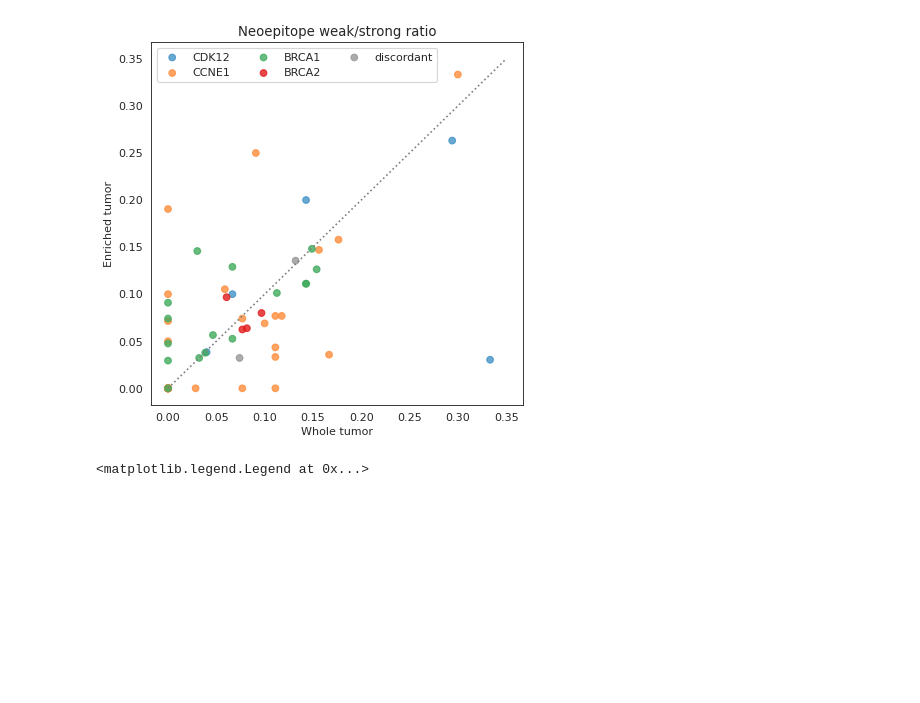
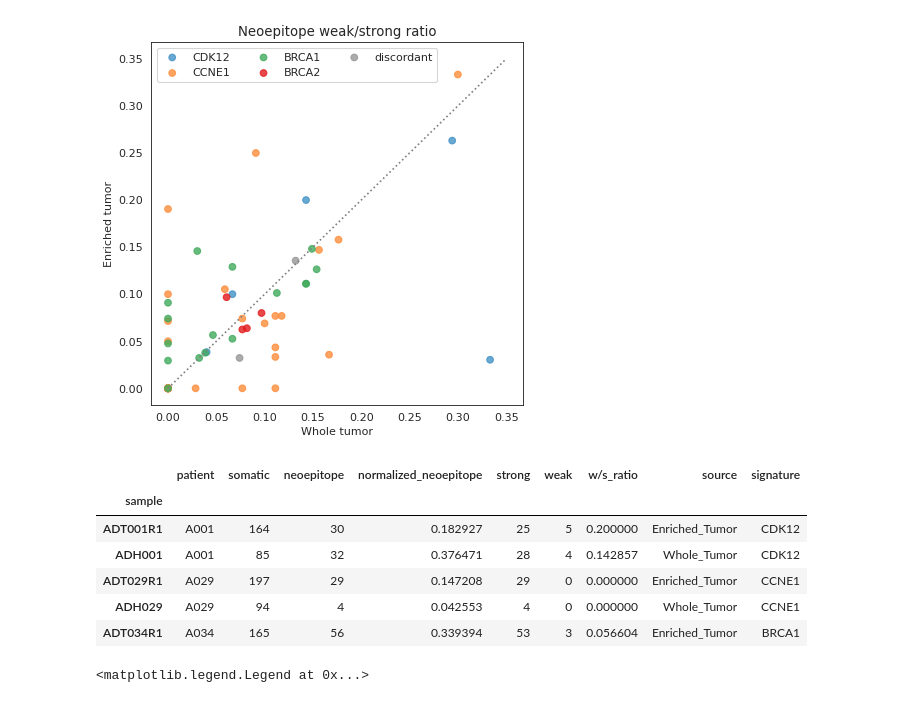
Before and after one commit to soymintc/pvacseq, a Jupyter notebook: plot_counts.ipynb, the cells around one changed output. Saved outputs shown, nothing was run; the diff lists cells and outputs as text; code cells hidden in the pictures; blank space fills up the shorter version.

```diff
--- a/plot_counts.ipynb
+++ b/plot_counts.ipynb
@@ -576,6 +623,16 @@ plt.ylabel("Enriched tumor")
 # %% [output]
 Text(0, 0.5, 'Enriched tumor')
 [figure]
+# %%
+counts.head()
+# %% [output]
+|  | patient | somatic | neoepitope | normalized_neoepitope | strong | weak | w/s_ratio | source | signature |
+| sample |  |  |  |  |  |  |  |  |  |
+| ADT001R1 | A001 | 164 | 30 | 0.182927 | 25 | 5 | 0.200000 | Enriched_Tumor | CDK12 |
+| ADH001 | A001 | 85 | 32 | 0.376471 | 28 | 4 | 0.142857 | Whole_Tumor | CDK12 |
+| ADT029R1 | A029 | 197 | 29 | 0.147208 | 29 | 0 | 0.000000 | Enriched_Tumor | CCNE1 |
+| ADH029 | A029 | 94 | 4 | 0.042553 | 4 | 0 | 0.000000 | Whole_Tumor | CCNE1 |
+| ADT034R1 | A034 | 165 | 56 | 0.339394 | 53 | 3 | 0.056604 | Enriched_Tumor | BRCA1 |
 # %%
 n_bins = 10
 alpha = 0.8
```
Also changed, not shown: parts of 6 cells of this notebook.
